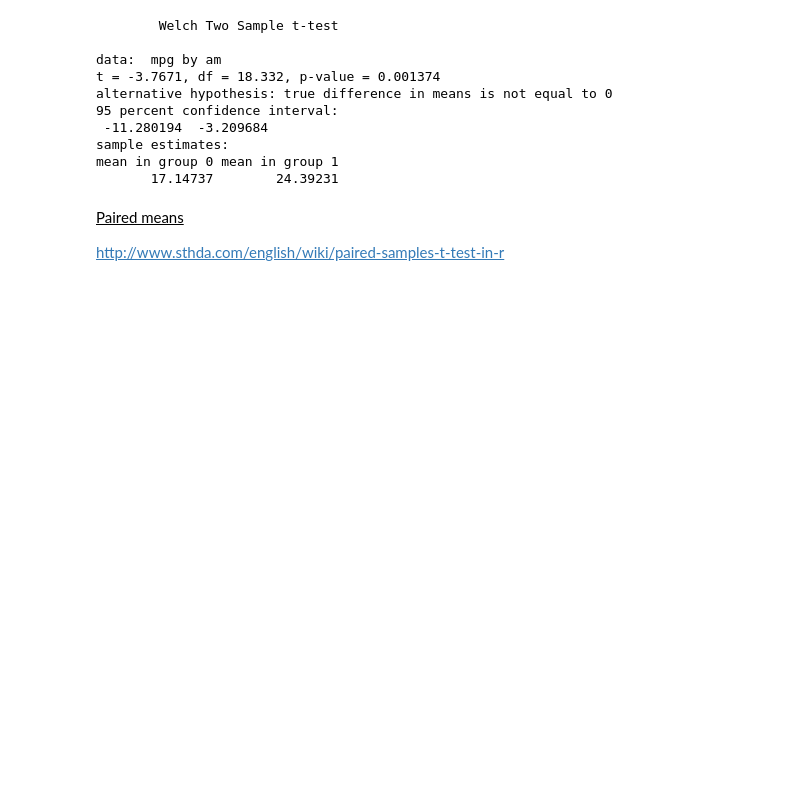
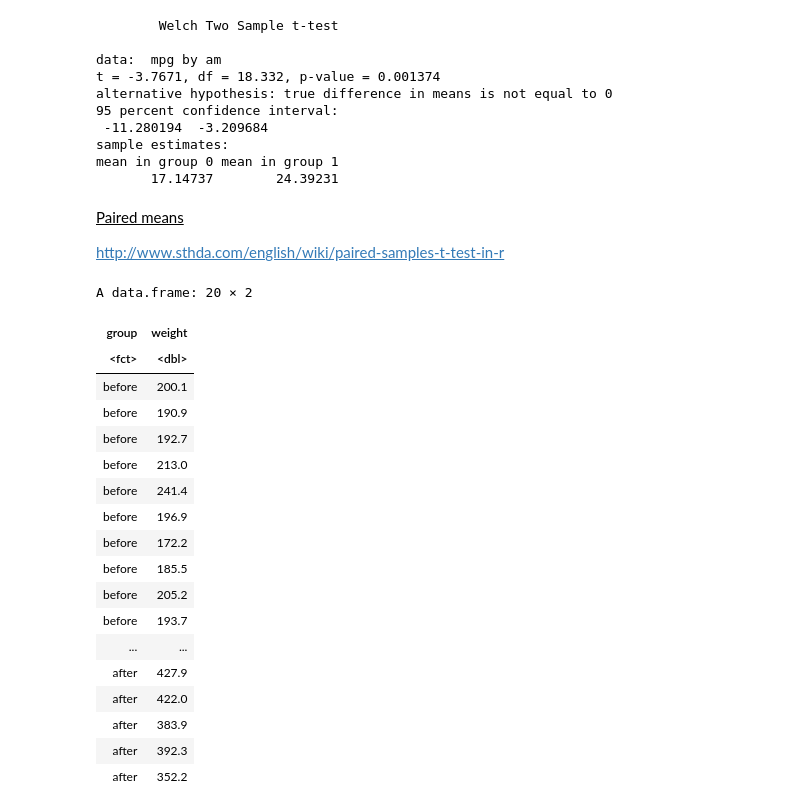
Before and after one commit to JeremyMcCormick/notebooks, a Jupyter notebook: R/StatisticsCompetencies.ipynb, the cells around one changed output. Cells and saved outputs as stored; diff of their text form; code cells hidden in the pictures; blank space fills up the shorter version.

```diff
--- a/R/StatisticsCompetencies.ipynb
+++ b/R/StatisticsCompetencies.ipynb
@@ -864,3 +1196,36 @@ mean in group 0 mean in group 1
 <u>Paired means</u>
 
 http://www.sthda.com/english/wiki/paired-samples-t-test-in-r
+# %%
+# Data in two numeric vectors
+# ++++++++++++++++++++++++++
+# Weight of the mice before treatment
+before <-c(200.1, 190.9, 192.7, 213, 241.4, 196.9, 172.2, 185.5, 205.2, 193.7)
+# Weight of the mice after treatment
+after <-c(392.9, 393.2, 345.1, 393, 434, 427.9, 422, 383.9, 392.3, 352.2)
+# Create a data frame
+my_data <- data.frame(
+                group = rep(c("before", "after"), each = 10),
+                weight = c(before,  after)
+                )
+my_data
+# %% [output]
+A data.frame: 20 × 2
+| group | weight |
+| <fct> | <dbl> |
+| before | 200.1 |
+| before | 190.9 |
+| before | 192.7 |
+| before | 213.0 |
+| before | 241.4 |
+| before | 196.9 |
+| before | 172.2 |
+| before | 185.5 |
+| before | 205.2 |
+| before | 193.7 |
+| ... | ... |
+| after | 427.9 |
+| after | 422.0 |
+| after | 383.9 |
+| after | 392.3 |
+| after | 352.2 |
```
Also changed, not shown: parts of 70 cells of this notebook.
